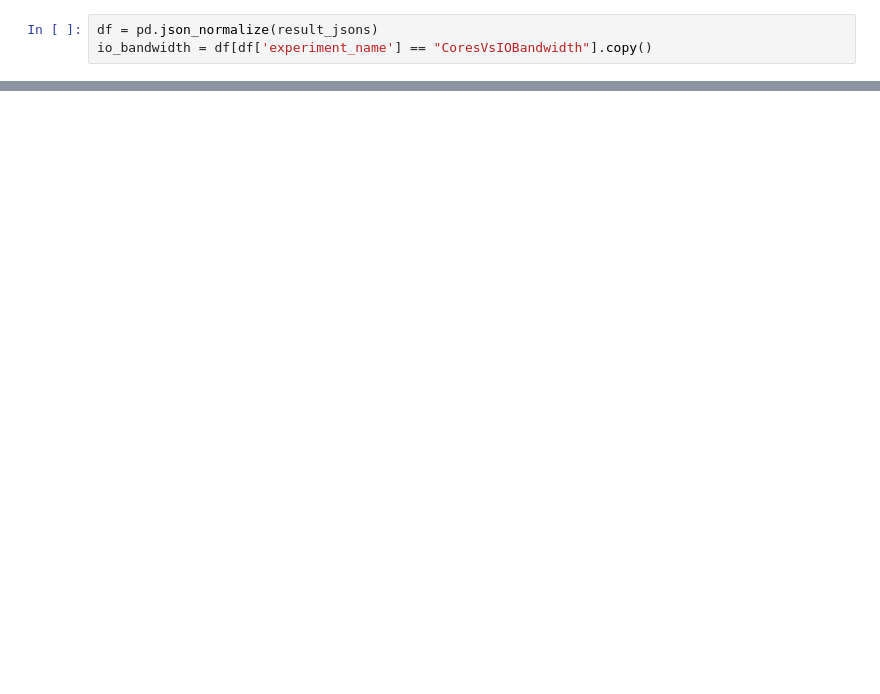
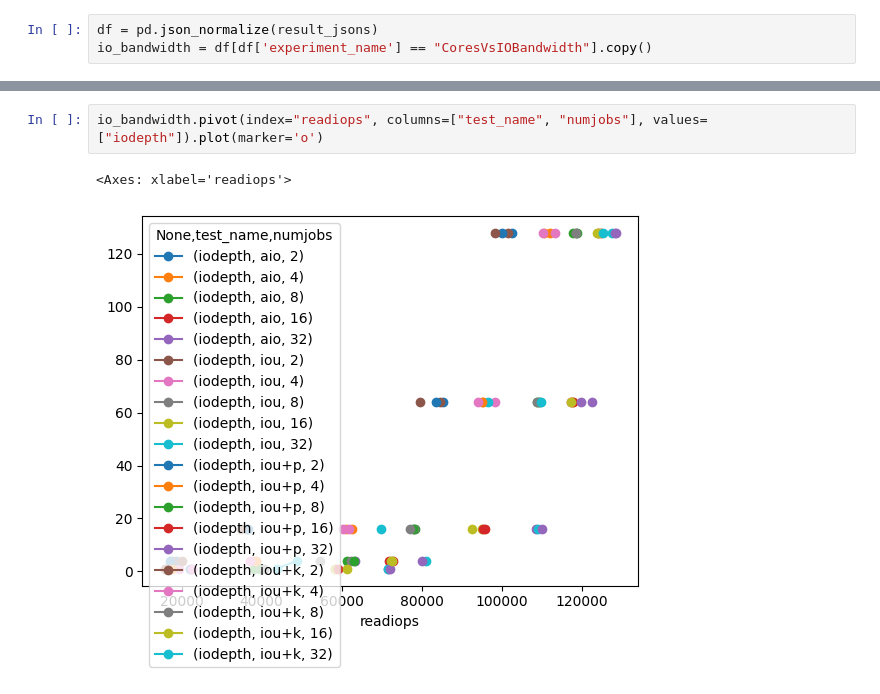
Before and after one commit to muteebakram/io_benchmark, a Jupyter notebook: iobandwidth/iobandwidth.ipynb, the cells around one changed output, grey strips where cells are left out. Cells and saved outputs as stored; diff of their text form; blank space fills up the shorter version.

```diff
--- a/iobandwidth/iobandwidth.ipynb
+++ b/iobandwidth/iobandwidth.ipynb
@@ -73,0 +58,5 @@ io_bandwidth.pivot(index="readiops", columns="test_name", values="median_lat").p
+# %%
+io_bandwidth.pivot(index="readiops", columns=["test_name", "numjobs"], values=["iodepth"]).plot(marker='o')
+# %% [output]
+<Axes: xlabel='readiops'>
+[figure, added]
```
Also changed, not shown: parts of 8 cells of this notebook, 2 other files.
